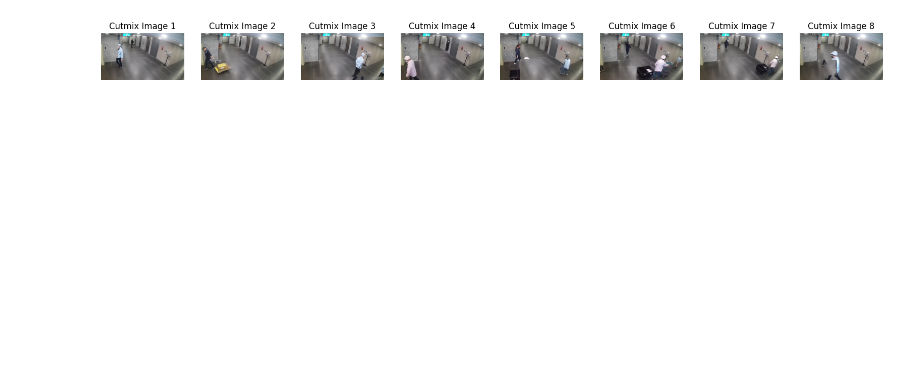
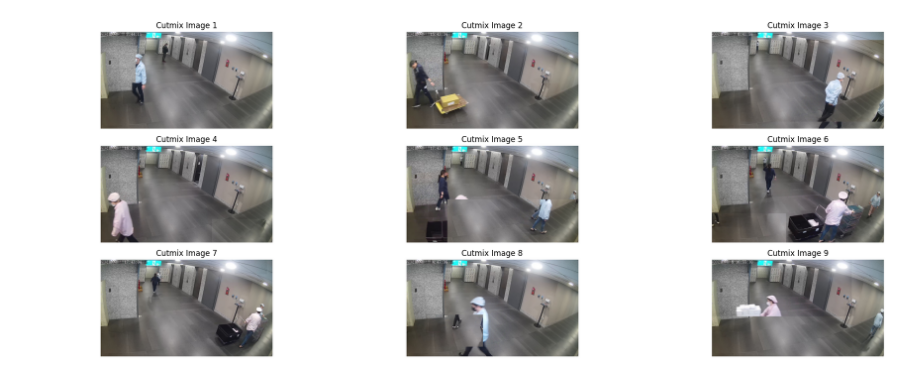
Before and after one commit to Minkeez/python-cutmix, a Jupyter notebook: display_cutmix.ipynb, the cells around one changed output. Drawn from its saved outputs; the diff is of its cells as text; code cells hidden in the pictures; blank space fills up the shorter version.

```diff
--- a/display_cutmix.ipynb
+++ b/display_cutmix.ipynb
@@ -6,6 +4,6 @@ import random
 import matplotlib.pyplot as plt
 # %%
-def display_cutmix_images(image_dir, num_images_to_display=5):
+def display_cutmix_images(image_dir, num_images_to_display=9, images_per_row=3):
     image_files = [f for f in os.listdir(image_dir) if f.lower().endswith(('.png', '.jpg', '.jpeg'))]
 
     plt.figure(figsize=(20,10))
@@ -14,15 +12,16 @@ def display_cutmix_images(image_dir, num_images_to_display=5):
         image = cv2.imread(img_path)
         image = cv2.cvtColor(image, cv2.COLOR_BGR2RGB)
 
-        plt.subplot(1, num_images_to_display, idx+1)
+        plt.subplot((num_images_to_display // images_per_row) + 1, images_per_row, idx + 1)
         plt.imshow(image)
         plt.title(f"Cutmix Image {idx+1}")
         plt.axis('off')
 
+    plt.tight_layout()
     plt.show()
 # %%
 image_dir = 'test_cutmix'
 
-display_cutmix_images(image_dir, num_images_to_display=8)
+display_cutmix_images(image_dir, num_images_to_display=9, images_per_row=3)
 # %% [output]
-[figure, old version]
+[figure, new version]
```
Also changed, not shown: parts of 1 cell of this notebook, 2 other files.
